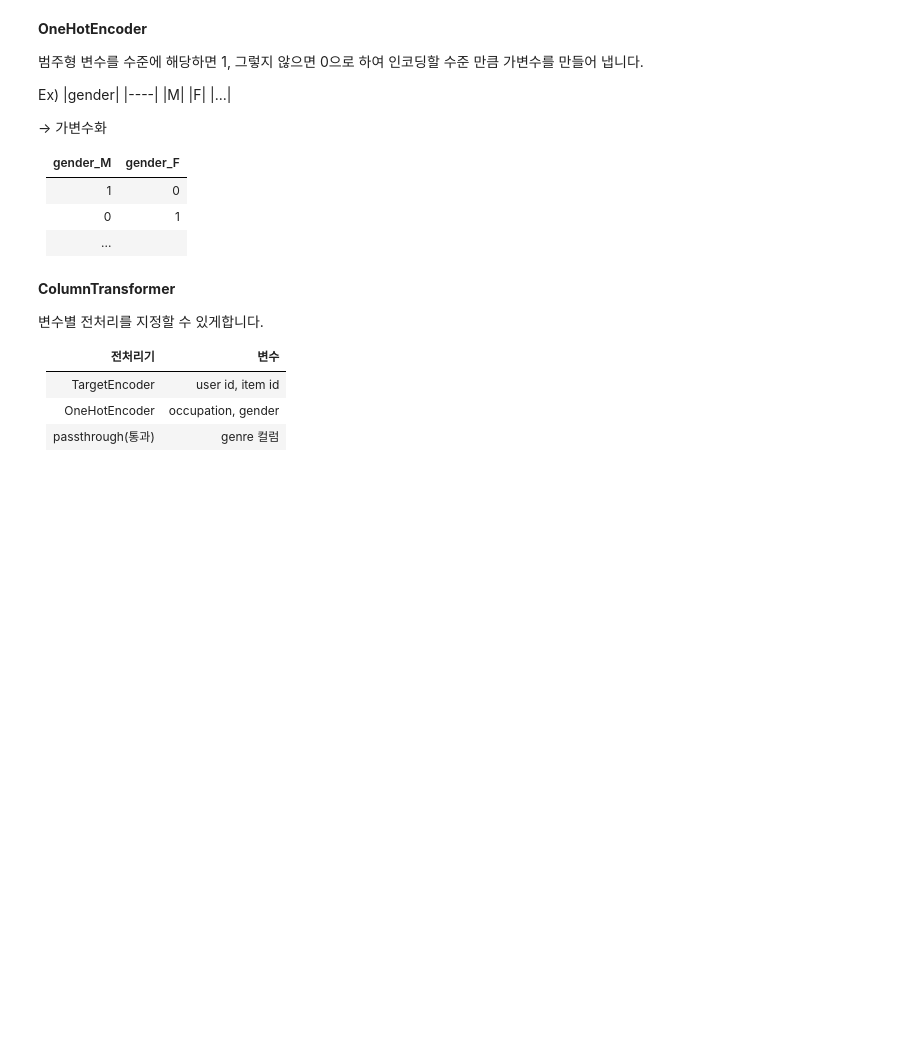
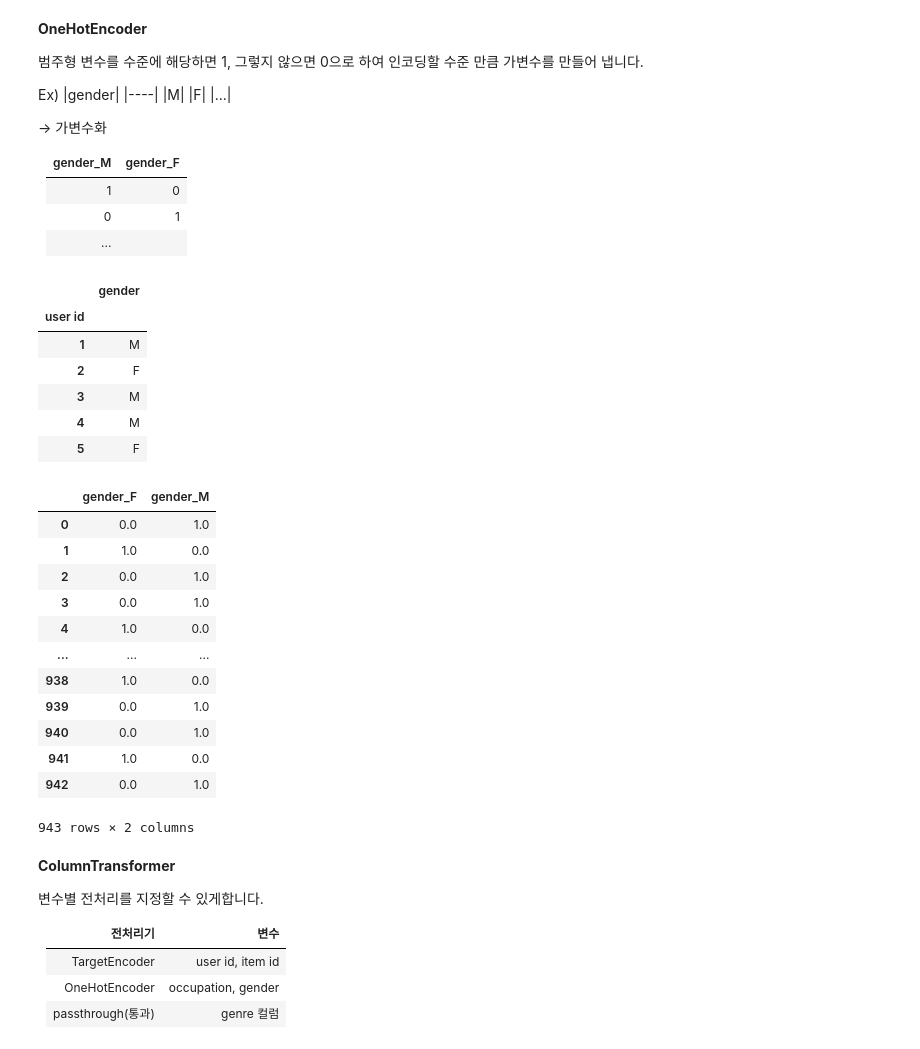
Before and after one commit to sunkusun9/rcmd_2503, a Jupyter notebook: 3.머신 러닝.ipynb, the cells around one changed output. Drawn from its saved outputs; the diff is of its cells as text; code cells hidden in the pictures; blank space fills up the shorter version.

```diff
--- a/3.머신 러닝.ipynb
+++ b/3.머신 러닝.ipynb
@@ -919,12 +1014,33 @@ Ex)
 |...|
 # %%
 display(df_user.iloc[:5][['gender']])
-ohe = # TODO-with
+ohe = OneHotEncoder(sparse_output = False)
 ohe.fit(df_user[['gender']])
 pd.DataFrame(
-    # TODO-with,
+    ohe.transform(df_user[['gender']]),
     columns=ohe.get_feature_names_out(['gender'])
 )
+# %% [output]
+|  | gender |
+| user id |  |
+| 1 | M |
+| 2 | F |
+| 3 | M |
+| 4 | M |
+| 5 | F |
+|  | gender_F | gender_M |
+| 0 | 0.0 | 1.0 |
+| 1 | 1.0 | 0.0 |
+| 2 | 0.0 | 1.0 |
+| 3 | 0.0 | 1.0 |
+| 4 | 1.0 | 0.0 |
+| ... | ... | ... |
+| 938 | 1.0 | 0.0 |
+| 939 | 0.0 | 1.0 |
+| 940 | 0.0 | 1.0 |
+| 941 | 1.0 | 0.0 |
+| 942 | 0.0 | 1.0 |
+943 rows × 2 columns
 # %% [markdown]
 **ColumnTransformer**
 
```
Also changed, not shown: parts of 38 cells of this notebook.
